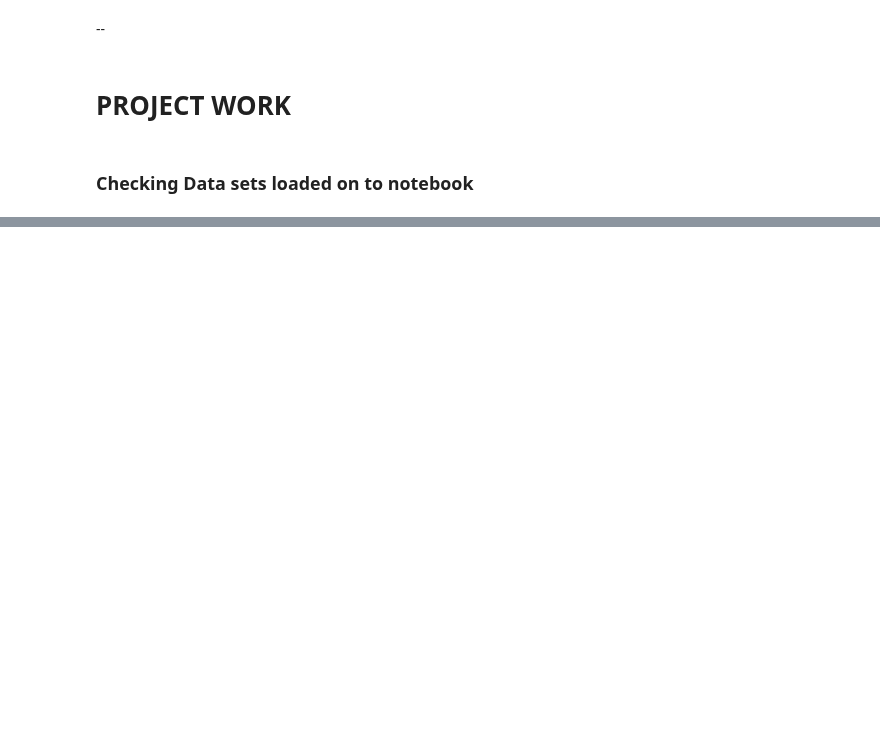
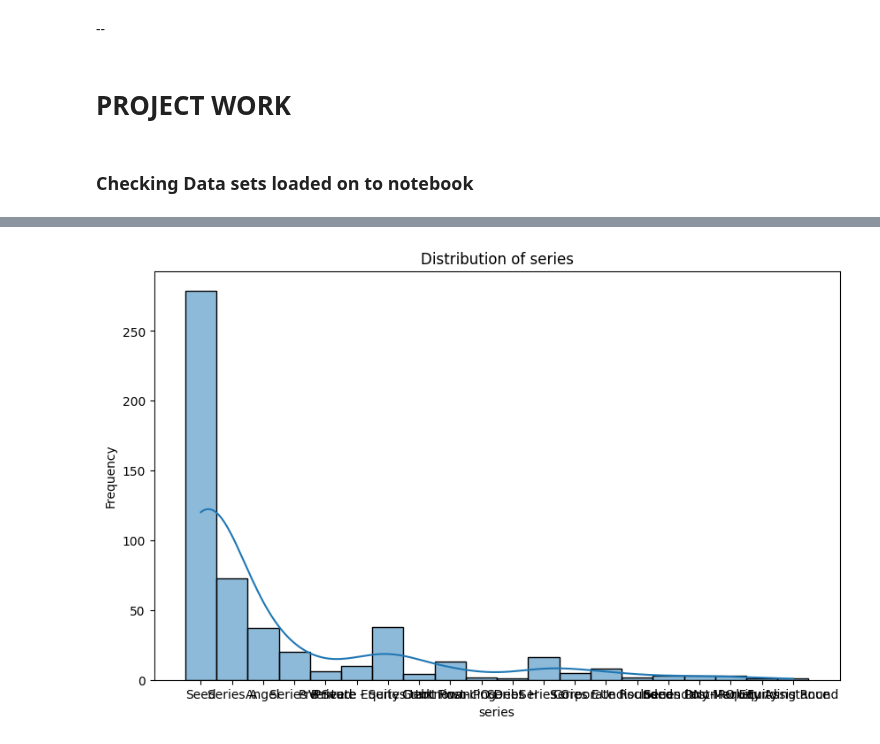
Before and after one commit to wamathaiwandeto/Indian-Startup-Ecosystem, a Jupyter notebook: project.ipynb, the cells around one changed output, grey strips where cells are left out. Drawn from its saved outputs; the diff is of its cells as text; code cells hidden in the pictures; blank space fills up the shorter version.

```diff
--- a/project.ipynb
+++ b/project.ipynb
@@ -305,0 +220,3 @@ sorted_duplicates.head(10)
+# %%
+# To remove the - in the industry column and covert to null
+df_2018['industry'] = df_2018['industry'].replace('-', np.nan)
@@ -305,0 +290,18 @@ sorted_duplicates.head(10)
+# %%
+# Step 1: Manual conversion of Indian Rupees to USD with exchange rate 0.0146
+conversion_rate_inr_to_usd = 0.0146
+
+# Step 1: Convert entries with '₹' to dollars first, then to numeric
+df_2018['amount'] = df_2018['amount'].apply(lambda x: float(x.replace('₹', '').replace(',', '')) * conversion_rate_inr_to_usd if isinstance(x, str) and '₹' in x else x)
+
+# Step 2: Remove '$' from entries with a dollar sign and convert to numeric
+df_2018['amount'] = df_2018['amount'].apply(lambda x: float(x.replace('$', '').replace(',', '')) if isinstance(x, str) and '$' in x else x)
+
+# Step 3: Convert entries with no currency sign to numeric
+df_2018['amount'] = pd.to_numeric(df_2018['amount'], errors='coerce')
+
+# Step 4: Convert entries of "-" only to NaN
+df_2018['amount'] = df_2018['amount'].replace('-', float('nan'))
+
+# Display the updated DataFrame info
+df_2018['amount'].head()
@@ -305,0 +341,3 @@ sorted_duplicates.head(10)
+# %%
+# Create new columns for city, state, and country
+df_2018[['city', 'state', 'country']] = df_2018['location'].str.split(', ', expand=True)
@@ -305,0 +372,8 @@ sorted_duplicates.head(10)
+# %%
+# Create final dataframe for 2018 data
+# 1. Drop 'amount', 'country', and 'location' columns
+df_2018.drop(['country', 'location'], axis=1, inplace=True)
+# 3. Add a separate column 'data_year' with 2018 as the only entry in datetime format
+df_2018['data_year'] = pd.to_datetime('2018', format='%Y')
+# Display the updated DataFrame info
+df_2018.info()
@@ -305,0 +435,10 @@ sorted_duplicates.head(10)
+# %%
+# 2. Distribution of series (Histogram)
+plt.figure(figsize=(10, 6))
+sns.histplot(df_2018['series'], bins=10, kde=True)
+plt.title('Distribution of series')
+plt.xlabel('series')
+plt.ylabel('Frequency')
+plt.show()
+# %% [output]
+[figure, added]
```
Also changed, not shown: parts of 74 cells of this notebook.
